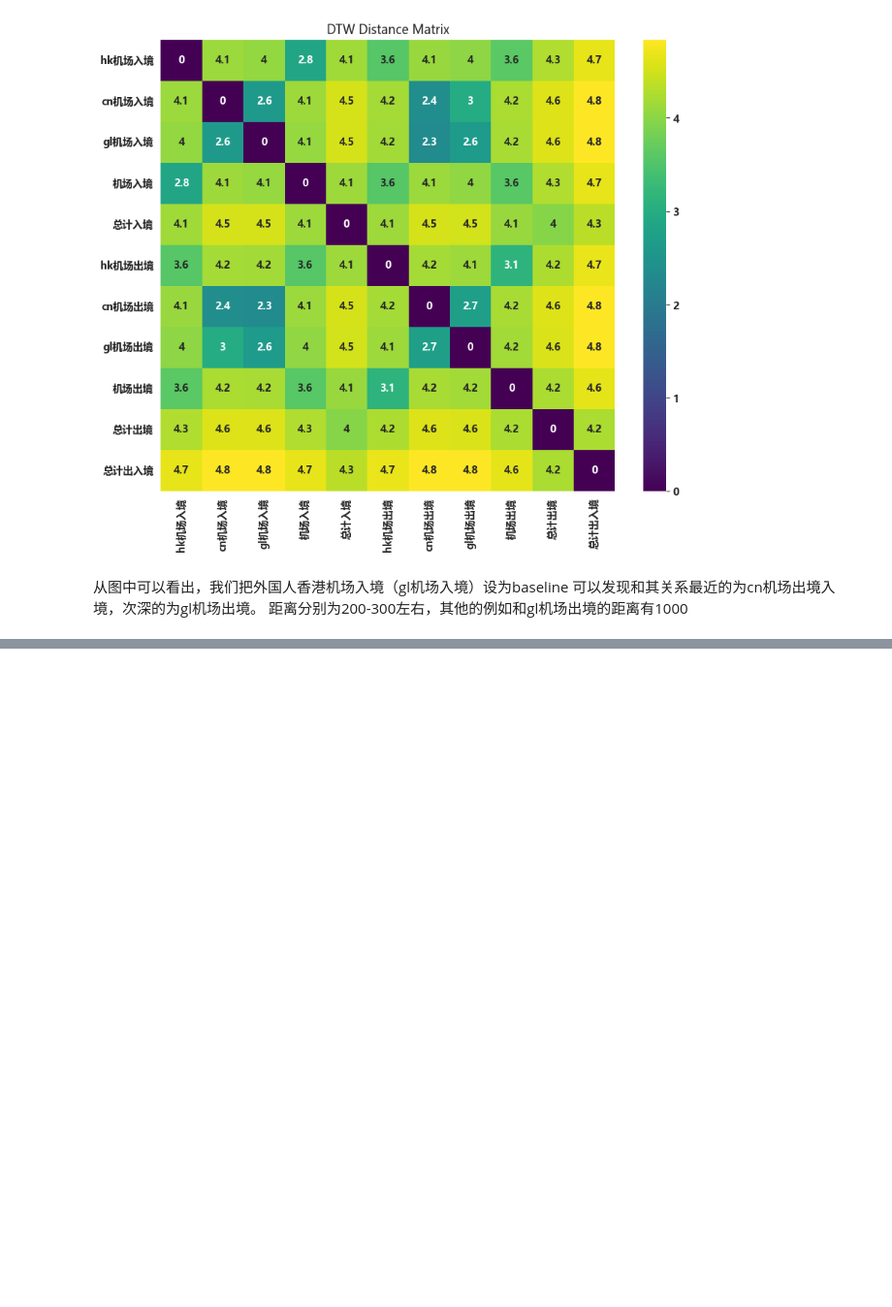
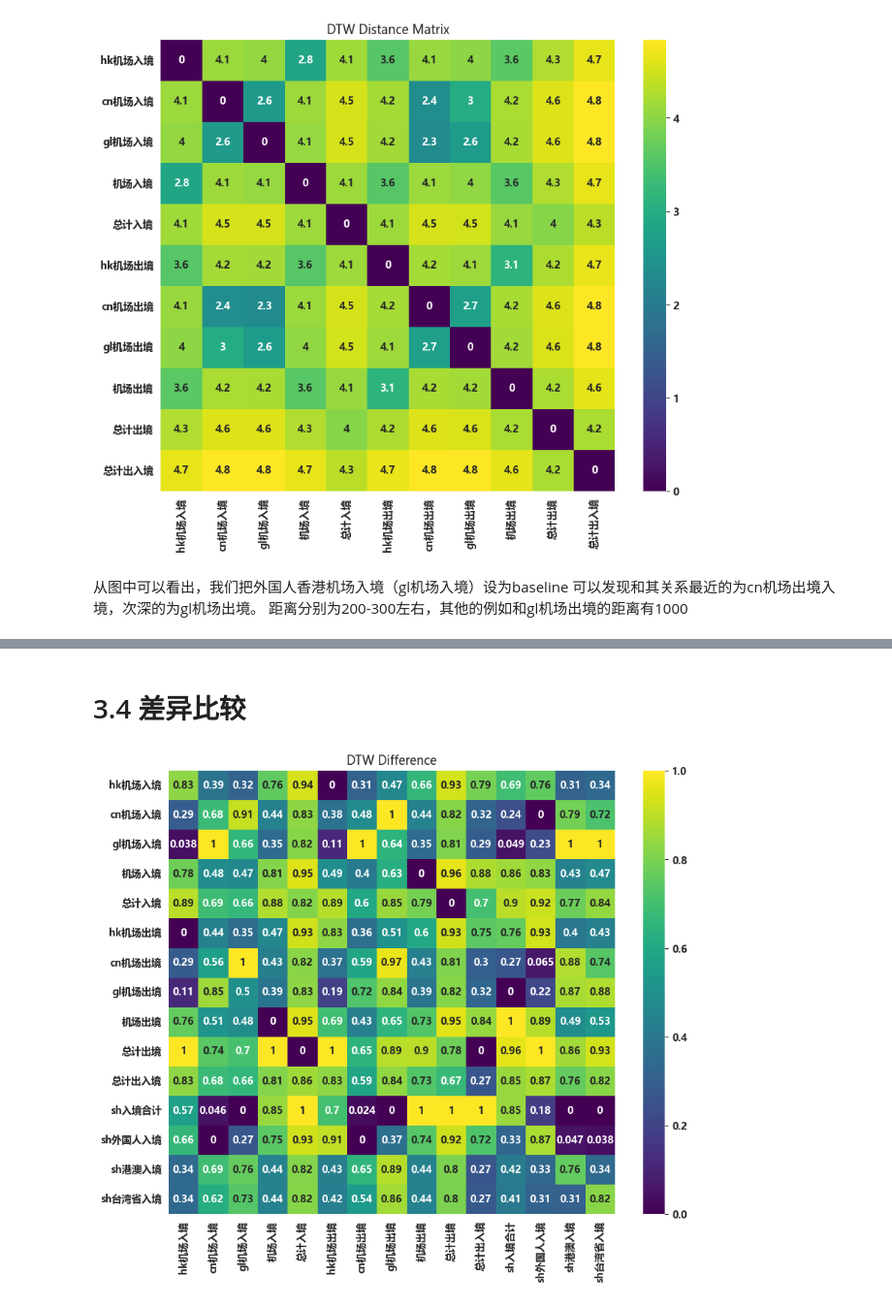
Before and after one commit to jiadol/Travel_Ml, a Jupyter notebook: notebooks/hk_data_preprocess.ipynb, the cells around one changed output, grey strips where cells are left out. Shown at 97% size. Cells and saved outputs as stored; diff of their text form; code cells hidden in the pictures; blank space fills up the shorter version.

```diff
--- a/notebooks/hk_data_preprocess.ipynb
+++ b/notebooks/hk_data_preprocess.ipynb
@@ -177,0 +227,14 @@ dtw_matrix_plt(dfAll)
+# %% [markdown]
+# 3.4 差异比较
+# %%
+# 进行minmax scaler，避免数据波动造成值波动造成影响
+from sklearn.preprocessing import MinMaxScaler
+
+minmax_scaler = MinMaxScaler()
+# 这一步为了避免两边数值大小的影响，这里不看数值绝对值只看偏离值
+diff = minmax_scaler.fit_transform(dtw_matrix(dfMonthly2023)) - minmax_scaler.fit_transform(dtw_matrix(dfMonthly2020))
+# 这一步为了将数值缩放到合理的区间
+diff = pd.DataFrame(data=scaler.fit_transform(diff),columns=dfMonthly2023.columns,index=dfMonthly2023.columns)
+matrix_plt(diff,"DTW Difference")
+# %% [output]
+[figure, added]
```
Also changed, not shown: parts of 14 cells of this notebook, 5 other files.
